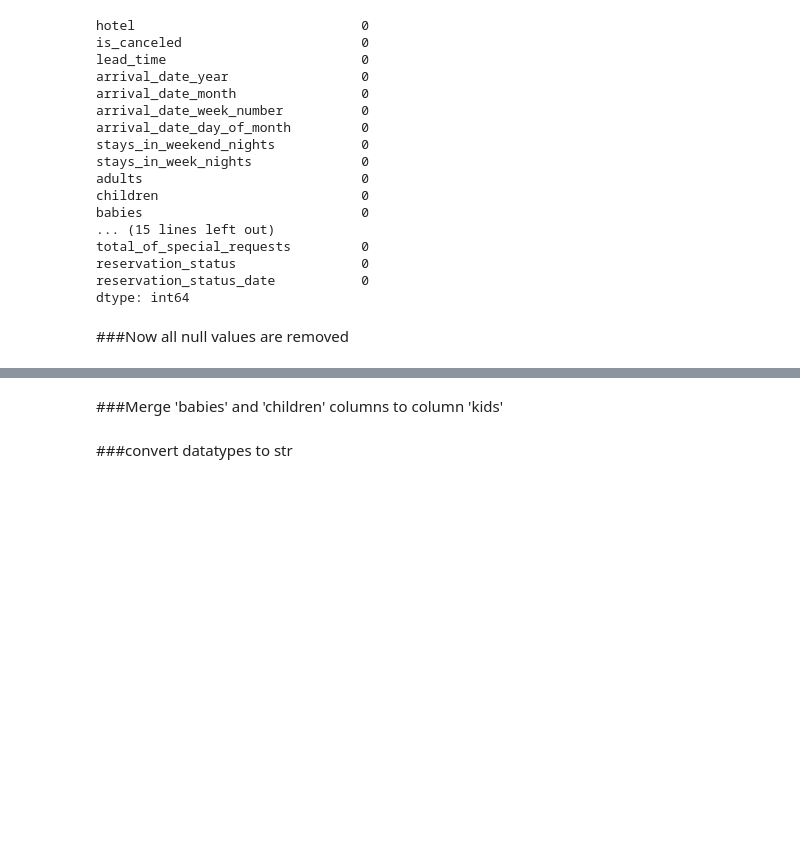
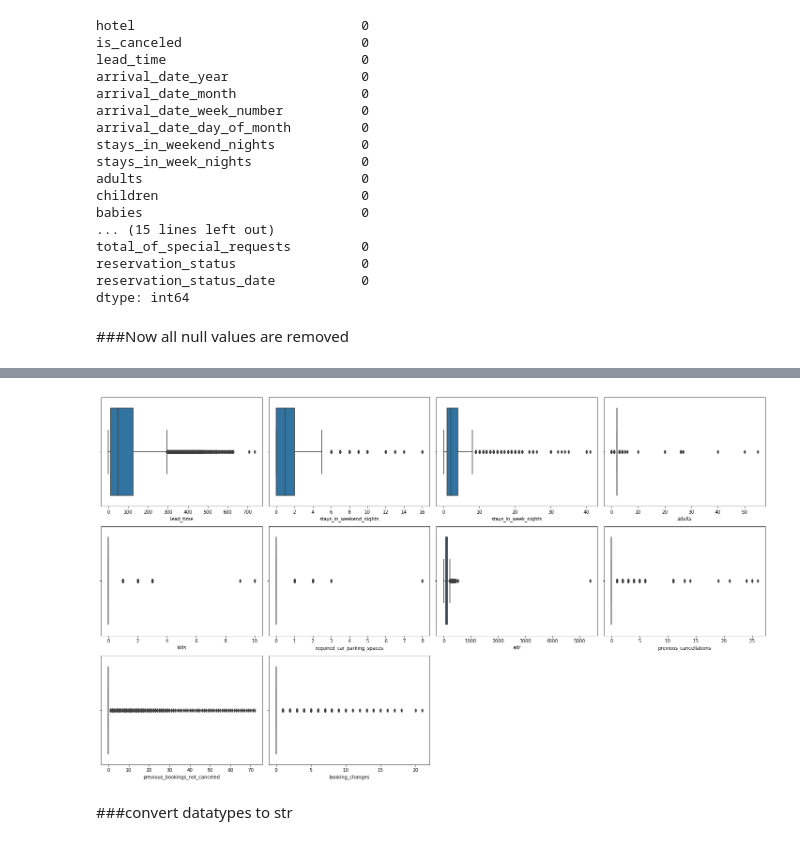
Before and after one commit to fathimajafir/Hotel-booking-Analysis, a Jupyter notebook: Hotel_Booking_Analysis_Capstone_Project.ipynb, the cells around one changed output, grey strips where cells are left out. Drawn from its saved outputs; the diff is of its cells as text; code cells hidden in the pictures; blank space fills up the shorter version.

```diff
--- a/Hotel_Booking_Analysis_Capstone_Project.ipynb
+++ b/Hotel_Booking_Analysis_Capstone_Project.ipynb
@@ -150,0 +149,5 @@ df.describe()
+# %%
+###Merge the columns babies with children to column 'kids'
+df1=df.copy()
+df1['kids']=df1['babies']+df1['children']
+df1.drop(['babies','children'],axis=1,inplace=True)
@@ -426,2 +159,0 @@ df.describe()
-# %% [markdown]
-###Merge 'babies' and 'children' columns to column 'kids'
@@ -431,0 +160,12 @@ df1['kids']=df1['babies']+df1['children']
+# %%
+columns = ['lead_time', 'stays_in_weekend_nights', 'stays_in_week_nights', 'adults', 'kids', 'required_car_parking_spaces', 'adr', 'previous_cancellations', 'previous_bookings_not_canceled', 'booking_changes']
+n = 1
+plt.figure(figsize=(20,15))
+
+for column in columns:
+  plt.subplot(4,4,n)
+  n = n+1
+  sns.boxplot(df1[column])
+  plt.tight_layout()
+# %% [output]
+[figure, added]
```
Also changed, not shown: parts of 46 cells of this notebook.
